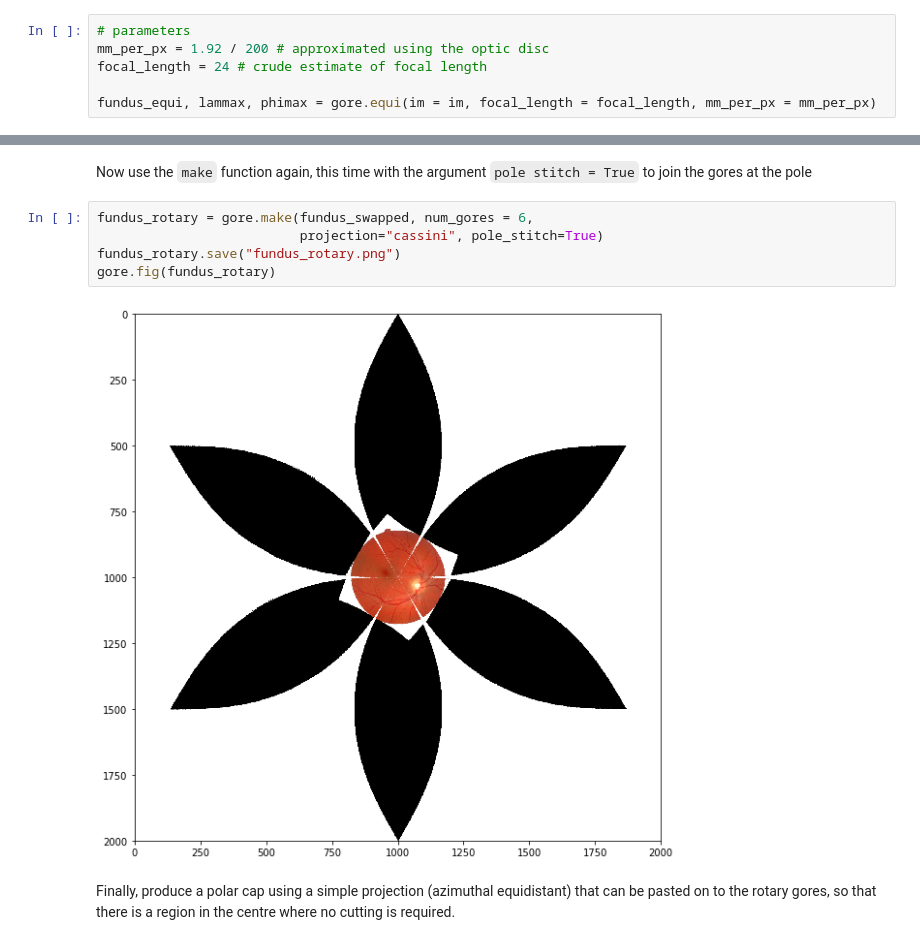
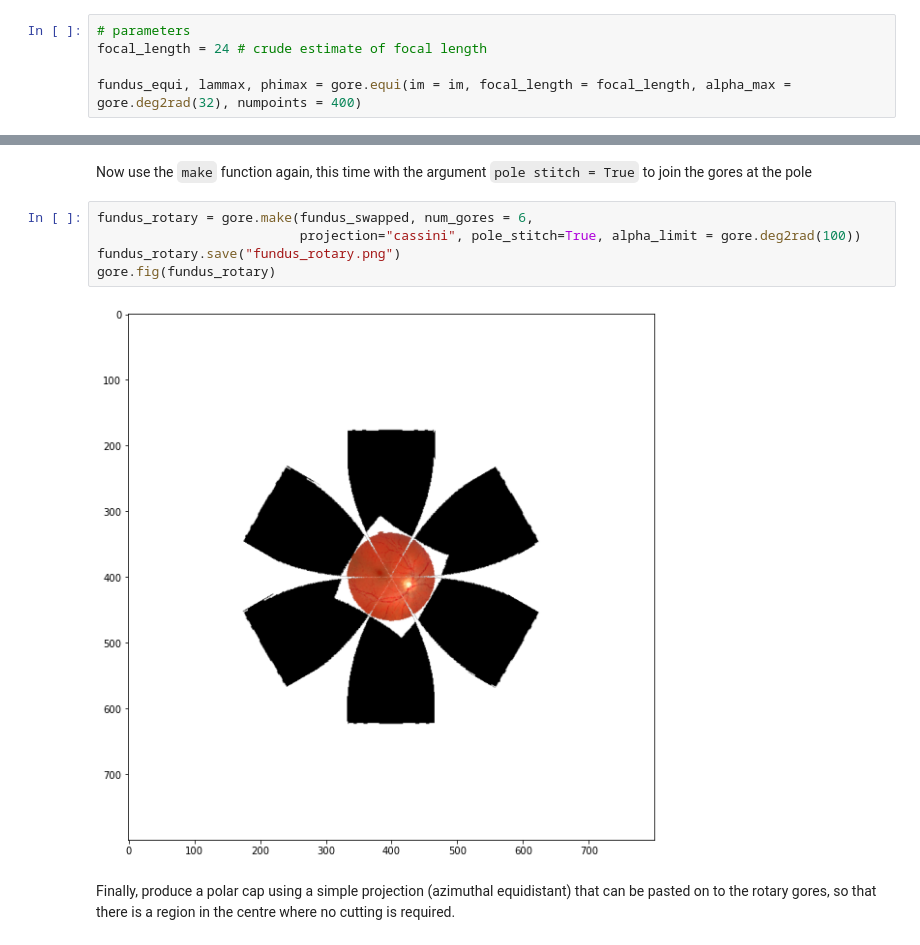
Before and after one commit to stuwilmur/sim-eye, a Jupyter notebook: Example.ipynb, the cells around one changed output, grey strips where cells are left out. Saved outputs shown, nothing was run; the diff lists cells and outputs as text.

```diff
--- a/Example.ipynb
+++ b/Example.ipynb
@@ -24,10 +24,9 @@ gore.fig(im)
 Map the image to position in the eye using the simple eye model and get its angular size.
 # %%
 # parameters
-mm_per_px = 1.92 / 200 # approximated using the optic disc
 focal_length = 24 # crude estimate of focal length
 
-fundus_equi, lammax, phimax = gore.equi(im = im, focal_length = focal_length, mm_per_px = mm_per_px)
+fundus_equi, lammax, phimax = gore.equi(im = im, focal_length = focal_length, alpha_max = gore.deg2rad(32), numpoints = 400)
 # %% [markdown]
 Using the output of the previous function `fundus_equi`, produce a set of six gores using the Cassini projection. We also choose to add a "no-cut zone" at the equator, which is produced using a simple cylindrical projection (Lambert cylindrical equal-area) .
 # %%
@@ -55,11 +54,11 @@ fundus_swapped = gore.swap(fundus_equi, phi_extent = phimax, lam_extent = lammax
 Now use the `make` function again, this time with the argument `pole stitch = True` to join the gores at the pole
 # %%
 fundus_rotary = gore.make(fundus_swapped, num_gores = 6,
-                          projection="cassini", pole_stitch=True)
+                          projection="cassini", pole_stitch=True, alpha_limit = gore.deg2rad(100))
 fundus_rotary.save("fundus_rotary.png")
 gore.fig(fundus_rotary)
 # %% [output]
-[figure, old version]
+[figure, new version]
 # %% [markdown]
 Finally, produce a polar cap using a simple projection (azimuthal equidistant) that can be pasted on to the rotary gores, so that there is a region in the centre where no cutting is required.
 # %%
```
Also changed, not shown: parts of 3 cells of this notebook, 6 other files.
